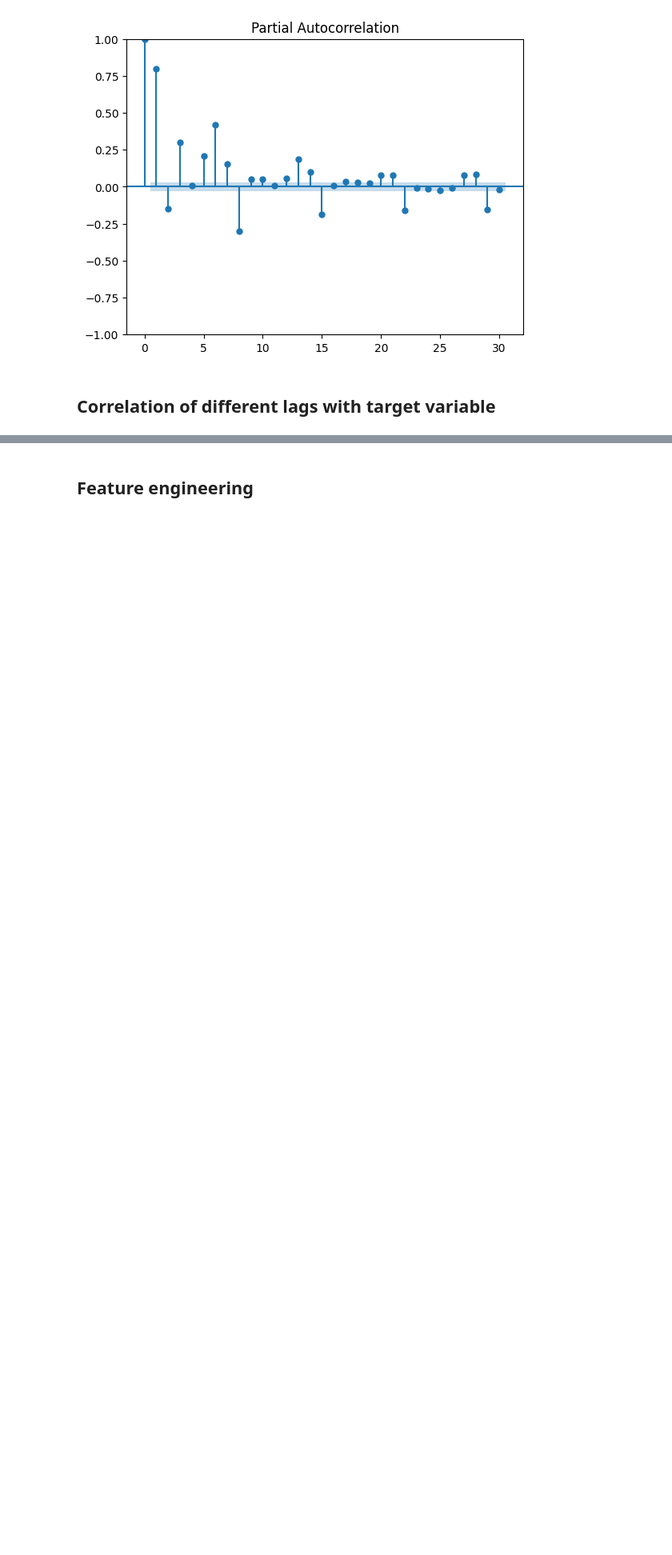
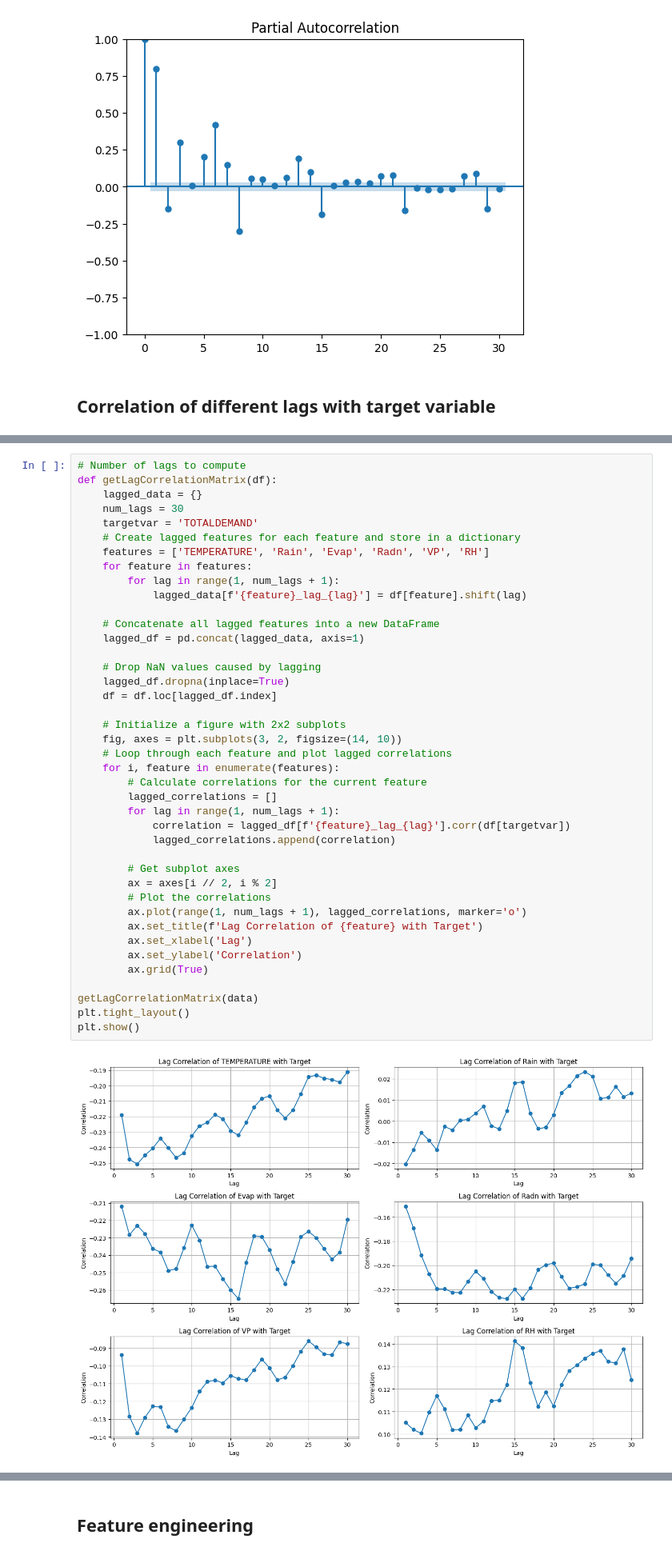
Before and after one commit to KaiJDect/Group10_project, a Jupyter notebook: src/notebooks/Geo_Modelling.ipynb, the cells around one changed output, grey strips where cells are left out. Shown at 80% size. Cells and saved outputs as stored; diff of their text form; blank space fills up the shorter version.

```diff
--- a/src/notebooks/Geo_Modelling.ipynb
+++ b/src/notebooks/Geo_Modelling.ipynb
@@ -272,3 +301,46 @@ plt.show()
+# %%
+# Number of lags to compute
+def getLagCorrelationMatrix(df):
+    lagged_data = {}
+    num_lags = 30
+    targetvar = 'TOTALDEMAND'
+    # Create lagged features for each feature and store in a dictionary
+    features = ['TEMPERATURE', 'Rain', 'Evap', 'Radn', 'VP', 'RH']
+    for feature in features:
+        for lag in range(1, num_lags + 1):
+            lagged_data[f'{feature}_lag_{lag}'] = df[feature].shift(lag)
+
+    # Concatenate all lagged features into a new DataFrame
+    lagged_df = pd.concat(lagged_data, axis=1)
+
+    # Drop NaN values caused by lagging
+    lagged_df.dropna(inplace=True)
+    df = df.loc[lagged_df.index]
+
+    # Initialize a figure with 2x2 subplots
+    fig, axes = plt.subplots(3, 2, figsize=(14, 10))
+    # Loop through each feature and plot lagged correlations
+    for i, feature in enumerate(features):
+        # Calculate correlations for the current feature
+        lagged_correlations = []
+        for lag in range(1, num_lags + 1):
+            correlation = lagged_df[f'{feature}_lag_{lag}'].corr(df[targetvar])
+            lagged_correlations.append(correlation)
+
+        # Get subplot axes
+        ax = axes[i // 2, i % 2]
+        # Plot the correlations
+        ax.plot(range(1, num_lags + 1), lagged_correlations, marker='o')
+        ax.set_title(f'Lag Correlation of {feature} with Target')
+        ax.set_xlabel('Lag')
+        ax.set_ylabel('Correlation')
+        ax.grid(True)
+
+getLagCorrelationMatrix(data)
+plt.tight_layout()
+plt.show()
+# %% [output]
+[figure, added]
 # %%
 # Calculate correlation for different lags
 max_lag = 30
```
Also changed, not shown: parts of 16 cells of this notebook, 2 other files.
